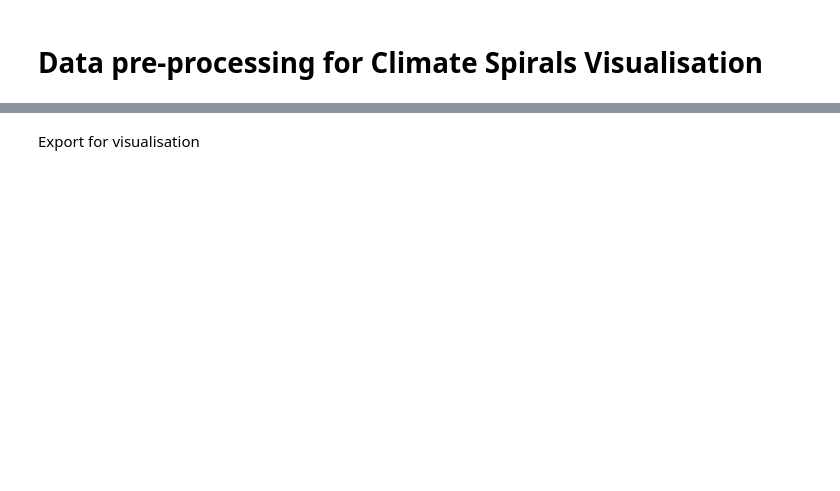
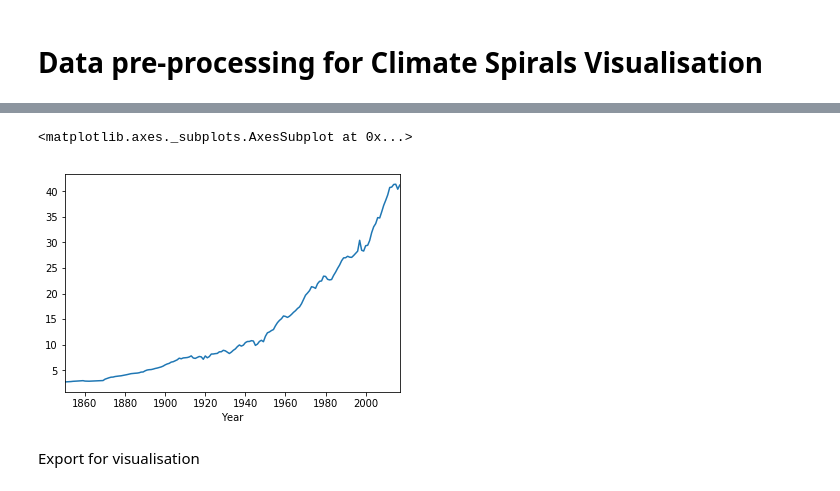
Before and after one commit to openclimatedata/climate-spirals, a Jupyter notebook: data/Climate Spirals Data.ipynb, the cells around one changed output, grey strips where cells are left out. Drawn from its saved outputs; the diff is of its cells as text; code cells hidden in the pictures; blank space fills up the shorter version.

```diff
--- a/data/Climate Spirals Data.ipynb
+++ b/data/Climate Spirals Data.ipynb
@@ -92,3 +44,8 @@ plt.ylabel("Gt CO$_2$")
+# %%
+co2.plot()
+# %% [output]
+<matplotlib.axes._subplots.AxesSubplot at 0x...>
+[figure, added]
 # %% [markdown]
 Export for visualisation
 # %%
```
Also changed, not shown: parts of 27 cells of this notebook, 2 other files.
